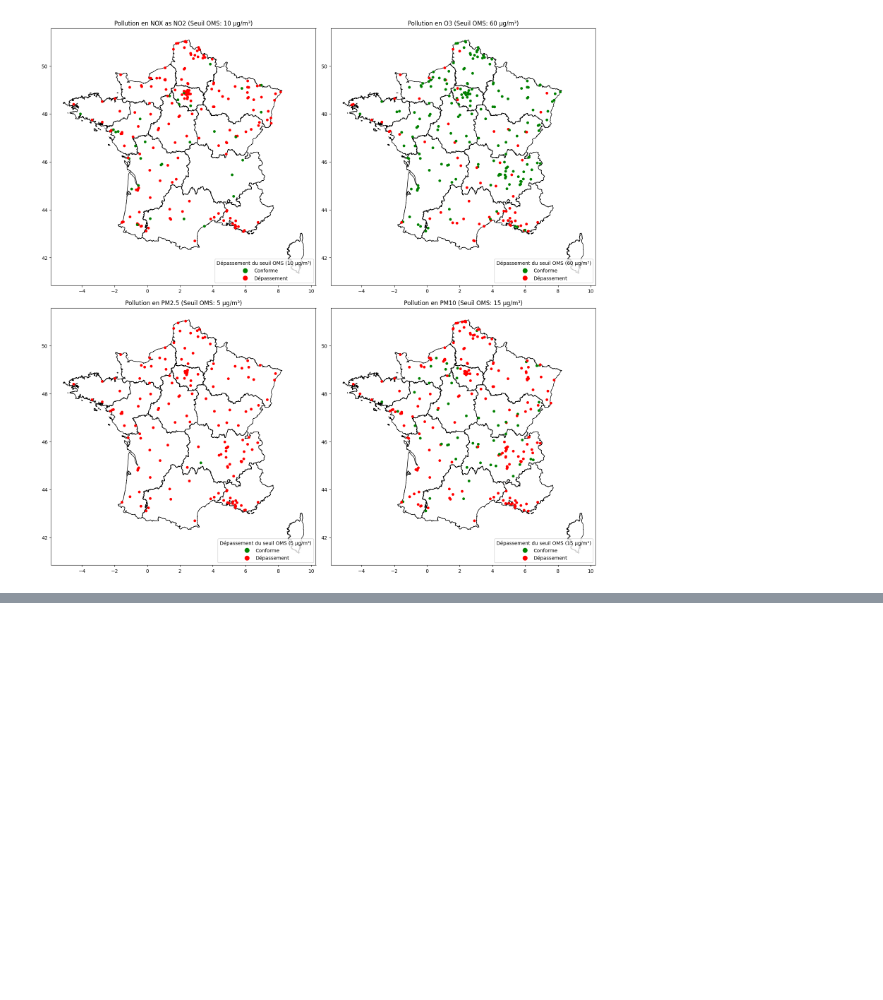
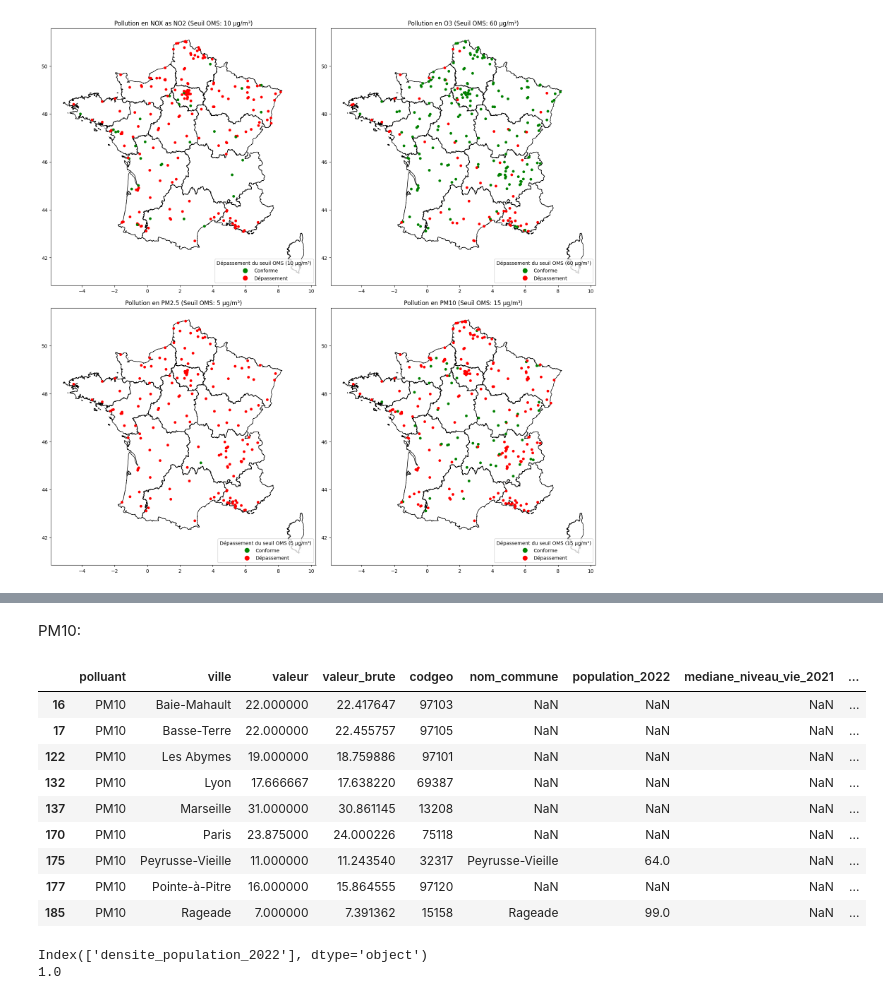
Before and after one commit to TheoSan75/Projet_Python_ENSAE_2A, a Jupyter notebook: projet.ipynb, the cells around one changed output, grey strips where cells are left out. Cells and saved outputs as stored; diff of their text form; code cells hidden in the pictures; blank space fills up the shorter version.

```diff
--- a/projet.ipynb
+++ b/projet.ipynb
@@ -600,0 +909,2 @@ plt.show()
+# %% [markdown]
+PM10:
@@ -600,0 +913,44 @@ plt.show()
+# %%
+df_PM10[df_PM10.isna().any(axis=1)]
+# %% [output]
+|  | polluant | ville | valeur | valeur_brute | codgeo | nom_commune | population_2022 | mediane_niveau_vie_2021 | ... |
+| 16 | PM10 | Baie-Mahault | 22.000000 | 22.417647 | 97103 | NaN | NaN | NaN | ... |
+| 17 | PM10 | Basse-Terre | 22.000000 | 22.455757 | 97105 | NaN | NaN | NaN | ... |
+| 122 | PM10 | Les Abymes | 19.000000 | 18.759886 | 97101 | NaN | NaN | NaN | ... |
+| 132 | PM10 | Lyon | 17.666667 | 17.638220 | 69387 | NaN | NaN | NaN | ... |
+| 137 | PM10 | Marseille | 31.000000 | 30.861145 | 13208 | NaN | NaN | NaN | ... |
+| 170 | PM10 | Paris | 23.875000 | 24.000226 | 75118 | NaN | NaN | NaN | ... |
+| 175 | PM10 | Peyrusse-Vieille | 11.000000 | 11.243540 | 32317 | Peyrusse-Vieille | 64.0 | NaN | ... |
+| 177 | PM10 | Pointe-à-Pitre | 16.000000 | 15.864555 | 97120 | NaN | NaN | NaN | ... |
+| 185 | PM10 | Rageade | 7.000000 | 7.391362 | 15158 | Rageade | 99.0 | NaN | ... |
+# %%
+df_PM10 = df_PM10.dropna()
+
+y_train = df_PM10['valeur_brute']
+X_train = df_PM10[['population_2022', 'mediane_niveau_vie_2021', 'densite_population_2022',
+       'part_commerce_transport_services_2023', 'part_industrie_2023',
+       'nb_hotels_2022', 'nb_etablissements_2023', 'taux_activite_2022',
+       'part_construction_2023', 'nb_campings_2022']]
+
+
+preprocessor = Pipeline(steps=[
+    ('impute', SimpleImputer(strategy='mean')),
+    ('scale', StandardScaler())
+])
+
+my_alphas = np.array([0.001,0.01,0.02,0.025,0.05,0.1,0.25,0.5,0.8,1.0])
+
+lasso_pipeline = Pipeline(steps=[
+    ('preprocess', preprocessor),
+    ('model', LassoCV(alphas=my_alphas, fit_intercept=False, random_state=0, cv=5))
+])
+
+lasso_optimal = lasso_pipeline.fit(X_train, y_train)
+
+best_alpha = lasso_optimal.named_steps['model'].alpha_
+features_selec = X_train.columns[lasso_optimal.named_steps['model'].coef_ != 0]
+print(features_selec)
+print(best_alpha)
+# %% [output]
+Index(['densite_population_2022'], dtype='object')
+1.0
```
Also changed, not shown: parts of 25 cells of this notebook.
